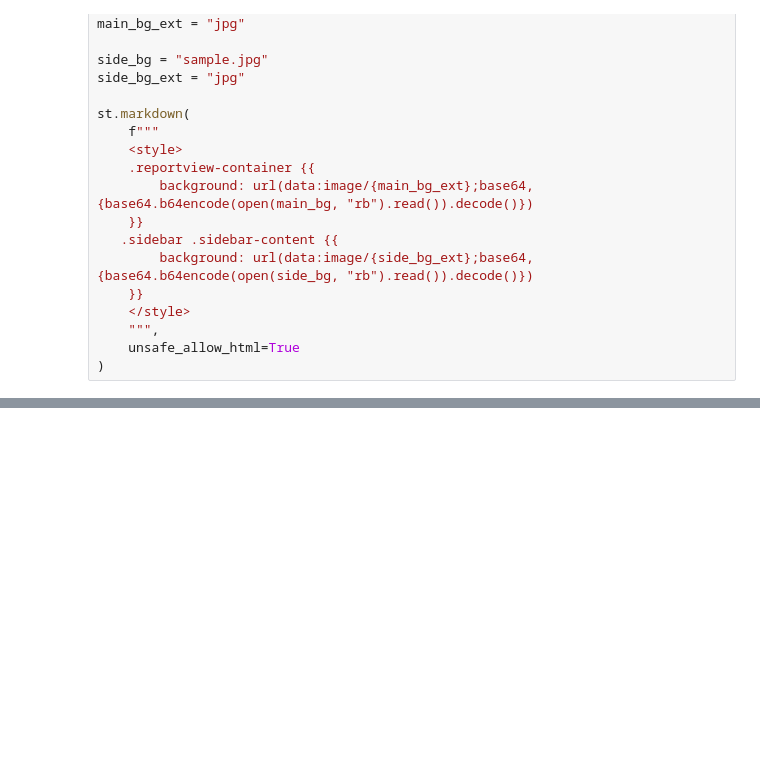
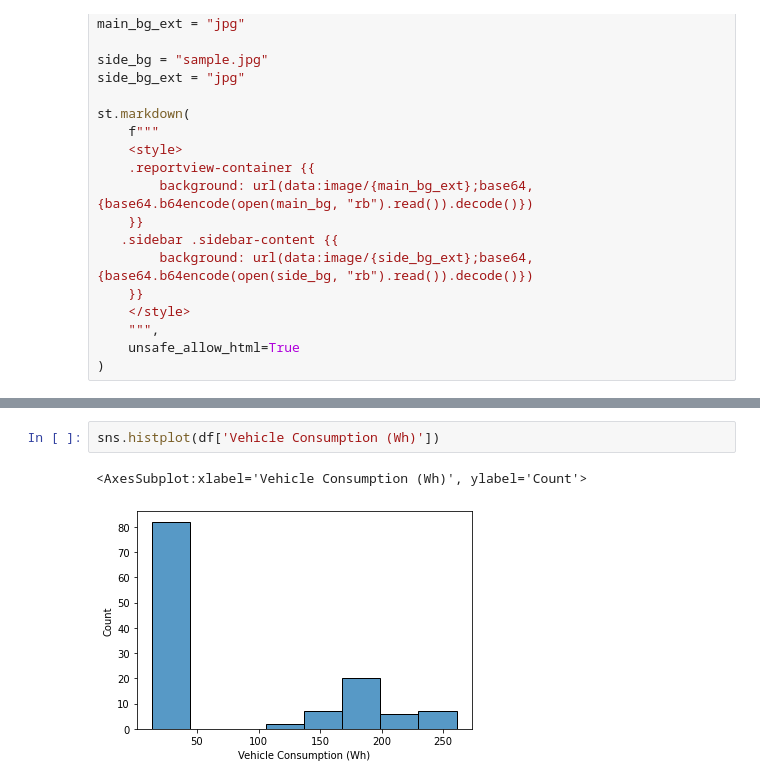
Before and after one commit to Cedric979/BEEV, a Jupyter notebook: Interface.ipynb, the cells around one changed output, grey strips where cells are left out. Saved outputs shown, nothing was run; the diff lists cells and outputs as text; blank space fills up the shorter version.

```diff
--- a/Interface.ipynb
+++ b/Interface.ipynb
@@ -303,0 +376,5 @@ st.markdown(
+# %%
+sns.histplot(df['Vehicle Consumption (Wh)'])
+# %% [output]
+<AxesSubplot:xlabel='Vehicle Consumption (Wh)', ylabel='Count'>
+[figure, added]
```
Also changed, not shown: parts of 10 cells of this notebook.
